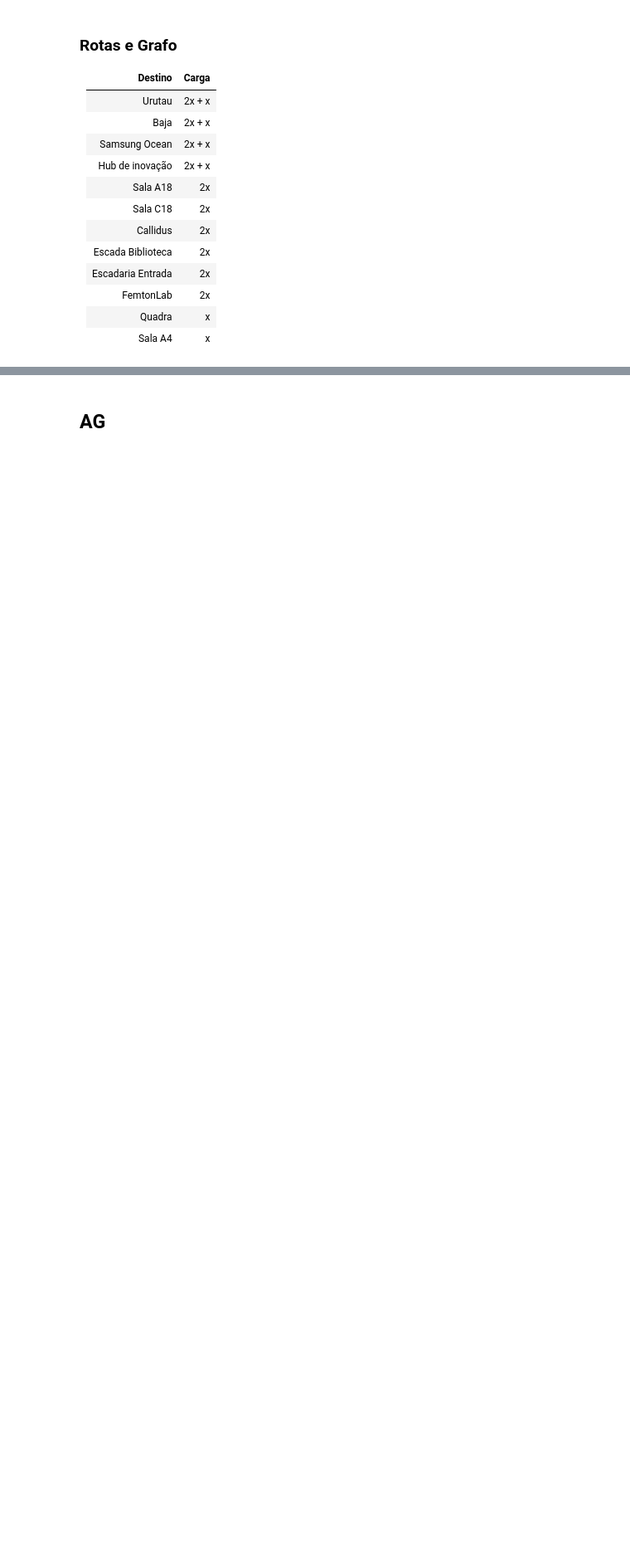
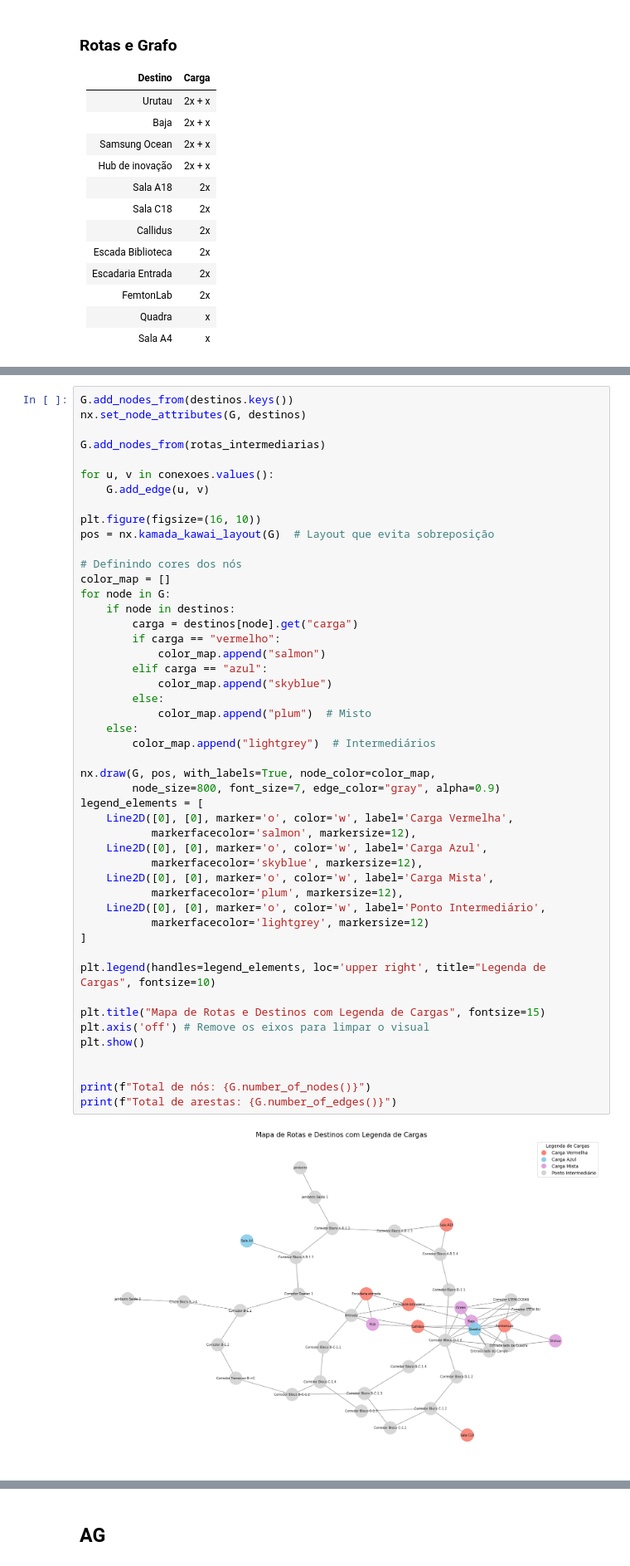
Before and after one commit to RaffaellaSantos/AG_Argo, a Jupyter notebook: ag_argo.ipynb, the cells around one changed output, grey strips where cells are left out. Shown at 83% size. Saved outputs shown, nothing was run; the diff lists cells and outputs as text; blank space fills up the shorter version.

Commit message:
grafo das rotas

```diff
--- a/ag_argo.ipynb
+++ b/ag_argo.ipynb
@@ -92,0 +190,50 @@ G.add_node(destinos.items())
+# %%
+G.add_nodes_from(destinos.keys())
+nx.set_node_attributes(G, destinos)
+
+G.add_nodes_from(rotas_intermediarias)
+
+for u, v in conexoes.values():
+    G.add_edge(u, v)
+
+plt.figure(figsize=(16, 10))
+pos = nx.kamada_kawai_layout(G)  # Layout que evita sobreposição
+
+# Definindo cores dos nós
+color_map = []
+for node in G:
+    if node in destinos:
+        carga = destinos[node].get("carga")
+        if carga == "vermelho":
+            color_map.append("salmon")
+        elif carga == "azul":
+            color_map.append("skyblue")
+        else:
+            color_map.append("plum")  # Misto
+    else:
+        color_map.append("lightgrey")  # Intermediários
+
+nx.draw(G, pos, with_labels=True, node_color=color_map,
+        node_size=800, font_size=7, edge_color="gray", alpha=0.9)
+legend_elements = [
+    Line2D([0], [0], marker='o', color='w', label='Carga Vermelha',
+           markerfacecolor='salmon', markersize=12),
+    Line2D([0], [0], marker='o', color='w', label='Carga Azul',
+           markerfacecolor='skyblue', markersize=12),
+    Line2D([0], [0], marker='o', color='w', label='Carga Mista',
+           markerfacecolor='plum', markersize=12),
+    Line2D([0], [0], marker='o', color='w', label='Ponto Intermediário',
+           markerfacecolor='lightgrey', markersize=12)
+]
+
+plt.legend(handles=legend_elements, loc='upper right', title="Legenda de Cargas", fontsize=10)
+
+plt.title("Mapa de Rotas e Destinos com Legenda de Cargas", fontsize=15)
+plt.axis('off') # Remove os eixos para limpar o visual
+plt.show()
+
+
+print(f"Total de nós: {G.number_of_nodes()}")
+print(f"Total de arestas: {G.number_of_edges()}")
+# %% [output]
+[figure, added]
```
Also changed, not shown: parts of 7 cells of this notebook, 2 other files.
